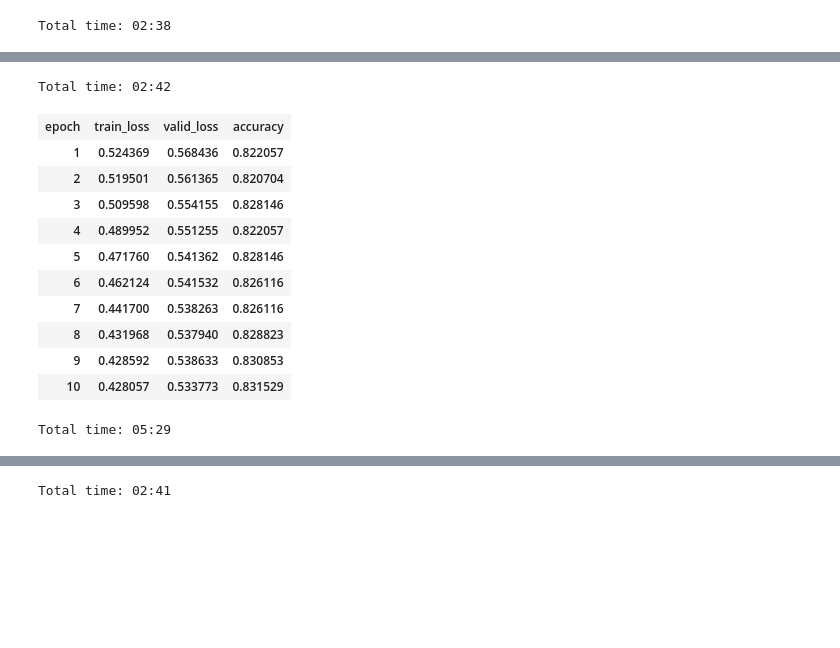
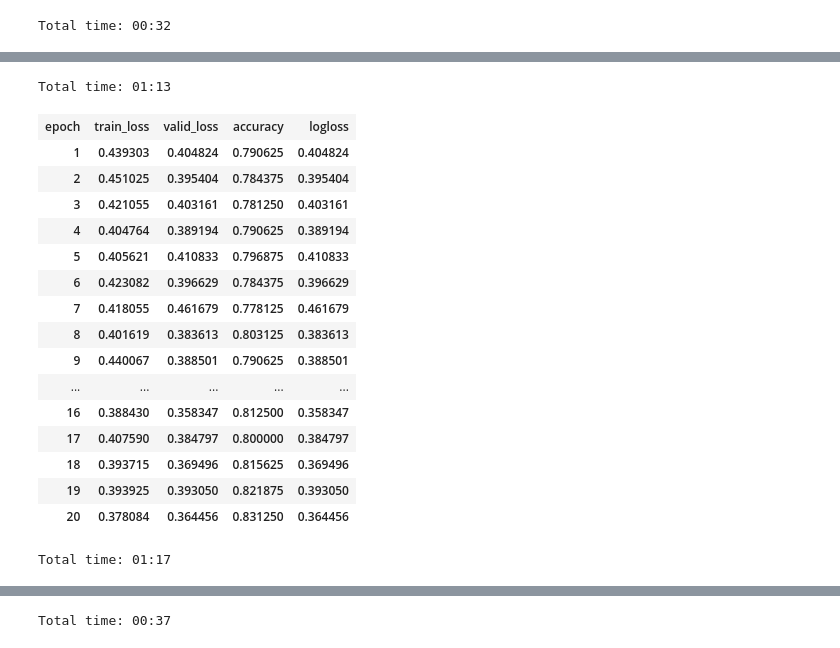
Before and after one commit to noachr/timeseries, a Jupyter notebook: AlexNet Sidekick Loop.ipynb, the cells around one changed output, grey strips where cells are left out. Drawn from its saved outputs; the diff is of its cells as text; code cells hidden in the pictures; blank space fills up the shorter version.

```diff
--- a/AlexNet Sidekick Loop.ipynb
+++ b/AlexNet Sidekick Loop.ipynb
@@ -16,0 +16,2 @@ path = path/"images"
+# %%
+path = Path("")
@@ -43,29 +70,53 @@ class SidekickAlexNet(nn.Module):
         x = torch.cat([x,pt],dim=1)
         x = self.classifier(x)
         return x
+# %%
+def logloss(preds,target):
+    preds = torch.softmax(preds,dim=1)
+    preds = preds.cpu().detach().numpy()
+    target = target.cpu().detach().numpy()
+    return torch.tensor(log_loss(target,preds))
+# %%
+jsIn = json.load((path/"train.json").open())
 # %%
+def getData():
+    src = (JSONImageItemList.from_json(jsIn)
+           .random_split_by_pct(0.2)
+           .label_from_func(lambda item: item["is_iceberg"] == 1))
+
+    tfms = get_transforms(flip_vert=True, max_lighting=0.1, max_zoom=1.05, max_warp=0.)
+    return src.transform(tfms,size=75).databunch(bs=16,num_workers=0).normalize(imagenet_stats)
+
 def doRun():
     out = []
-    data = ImageDataBunch.from_name_re(path,list(path.glob("*.jpg")),r'/([^/]+)_\d+.jpg$',size=224,bs=64)
-    data = data.normalize(imagenet_stats)
-
-    learn = create_cnn(data,models.alexnet,metrics=accuracy)
+    data = getData()
+    learn = create_cnn(data,models.alexnet,metrics=[accuracy,logloss])
     learn.freeze()
     learn.fit_one_cycle(10,1e-3)
+    learn.unfreeze()
+    learn.fit_one_cycle(20,1e-5)
     out.append(max([m[0].item() for m in learn.recorder.metrics]))
-    learn.unfreeze()
-    learn.fit_one_cycle(10,1e-5)
-    out.append(max([m[0].item() for m in learn.recorder.metrics]))
+    out.append(max([m[1].item() for m in learn.recorder.metrics]))
 
-    learnSK = Learner(data,SidekickAlexNet(data.train_ds.c),metrics=[accuracy])
+    learnSK = Learner(data,ParallelAlex(data.train_ds.c),metrics=[accuracy,logloss])
+    learnSK.split([learnSK.model.hero,learnSK.model.parallel,learnSK.model.classifier])
+    learnSK.freeze_to(1)
+    learnSK.fit_one_cycle(20,1e-3)
+    learnSK.fit_one_cycle(10,1e-4)
+    out.append(max([m[0].item() for m in learnSK.recorder.metrics]))
+    out.append(max([m[1].item() for m in learnSK.recorder.metrics]))
+
+    learnSK = Learner(data,SidekickAlexNet(data.train_ds.c,width=8),metrics=[accuracy,logloss])
     learnSK.split([learnSK.model.hero,learnSK.model.features[0],learnSK.model.classifier])
     learnSK.freeze_to(1)
     learnSK.fit_one_cycle(20,1e-3)
+    learnSK.fit_one_cycle(10,1e-4)
     out.append(max([m[0].item() for m in learnSK.recorder.metrics]))
+    out.append(max([m[1].item() for m in learnSK.recorder.metrics]))
 
     return out
 # %%
-results = [doRun() for _ in progress_bar(range(10))]
+results = [doRun() for _ in progress_bar(range(80))]
 # %% [output]
 [interactive output not drawn]
-Total time: 02:38
+Total time: 00:32
@@ -83,13 +134,18 @@ Total time: 02:38
-Total time: 02:42
+Total time: 01:13
-| epoch | train_loss | valid_loss | accuracy |
-| 1 | 0.524369 | 0.568436 | 0.822057 |
-| 2 | 0.519501 | 0.561365 | 0.820704 |
-| 3 | 0.509598 | 0.554155 | 0.828146 |
-| 4 | 0.489952 | 0.551255 | 0.822057 |
-| 5 | 0.471760 | 0.541362 | 0.828146 |
-| 6 | 0.462124 | 0.541532 | 0.826116 |
-| 7 | 0.441700 | 0.538263 | 0.826116 |
-| 8 | 0.431968 | 0.537940 | 0.828823 |
-| 9 | 0.428592 | 0.538633 | 0.830853 |
-| 10 | 0.428057 | 0.533773 | 0.831529 |
+| epoch | train_loss | valid_loss | accuracy | logloss |
+| 1 | 0.439303 | 0.404824 | 0.790625 | 0.404824 |
+| 2 | 0.451025 | 0.395404 | 0.784375 | 0.395404 |
+| 3 | 0.421055 | 0.403161 | 0.781250 | 0.403161 |
+| 4 | 0.404764 | 0.389194 | 0.790625 | 0.389194 |
+| 5 | 0.405621 | 0.410833 | 0.796875 | 0.410833 |
+| 6 | 0.423082 | 0.396629 | 0.784375 | 0.396629 |
+| 7 | 0.418055 | 0.461679 | 0.778125 | 0.461679 |
+| 8 | 0.401619 | 0.383613 | 0.803125 | 0.383613 |
+| 9 | 0.440067 | 0.388501 | 0.790625 | 0.388501 |
+| ... | ... | ... | ... | ... |
+| 16 | 0.388430 | 0.358347 | 0.812500 | 0.358347 |
+| 17 | 0.407590 | 0.384797 | 0.800000 | 0.384797 |
+| 18 | 0.393715 | 0.369496 | 0.815625 | 0.369496 |
+| 19 | 0.393925 | 0.393050 | 0.821875 | 0.393050 |
+| 20 | 0.378084 | 0.364456 | 0.831250 | 0.364456 |
-Total time: 05:29
+Total time: 01:17
@@ -112 +168 @@ Total time: 05:29
-Total time: 02:41
+Total time: 00:37
```
Also changed, not shown: parts of 19 cells of this notebook, 7 other files.
